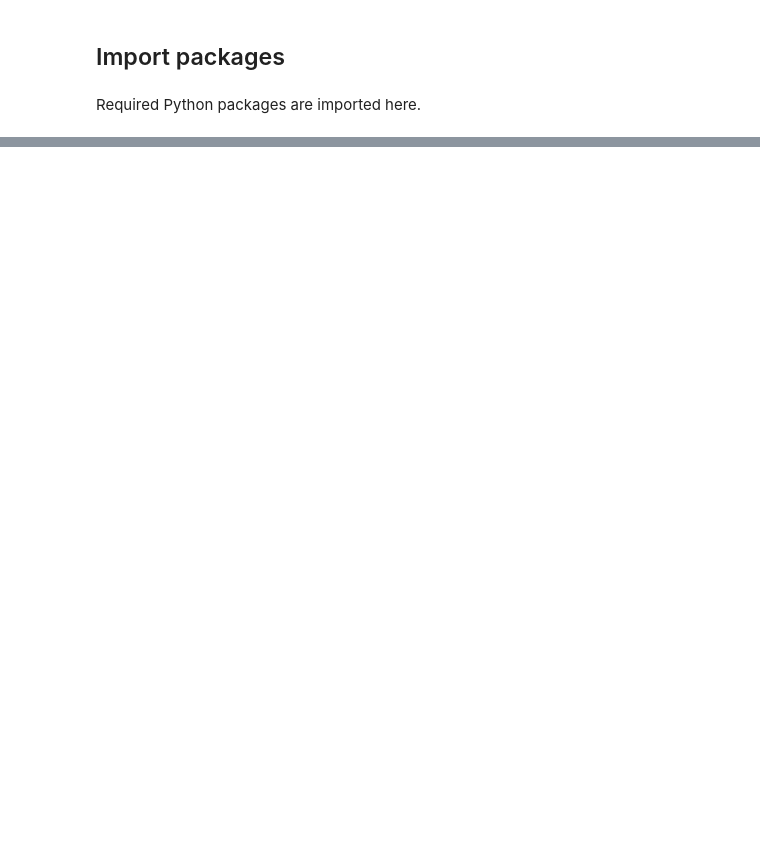
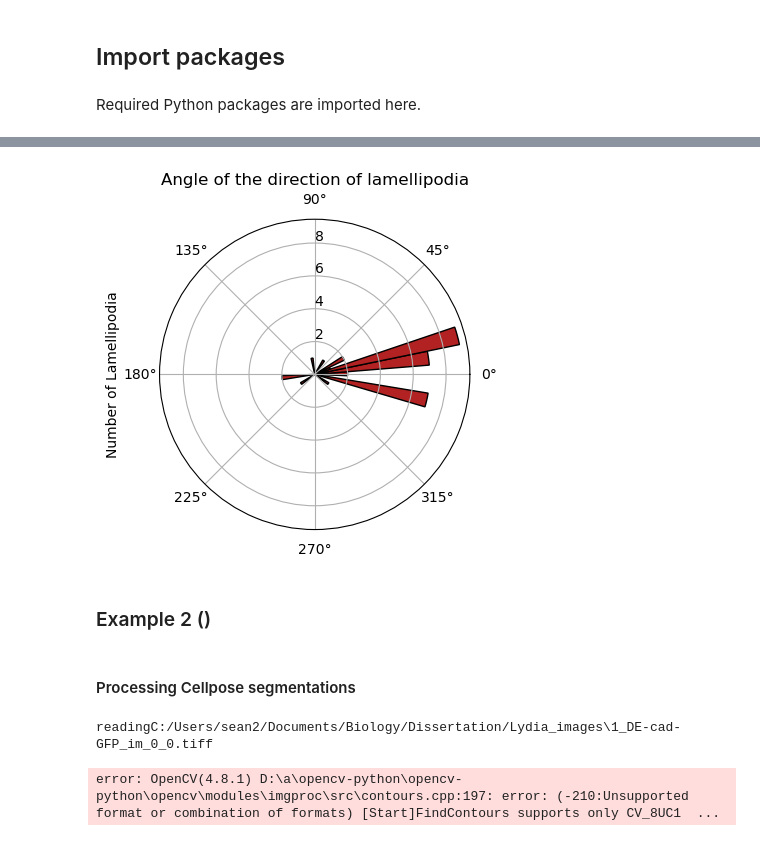
Before and after one commit to sefra6/BL4797_Lamellipodia_Analysis, a Jupyter notebook: Lamellipodia_Analysis.ipynb, the cells around one changed output, grey strips where cells are left out. Cells and saved outputs as stored; diff of their text form; code cells hidden in the pictures; blank space fills up the shorter version.

```diff
--- a/Lamellipodia_Analysis.ipynb
+++ b/Lamellipodia_Analysis.ipynb
@@ -1641,0 +811,24 @@ plt.show()
+# %%
+plt.figure(figsize = (4,4), constrained_layout = True)
+ax = plt.subplot(projection='polar')
+ax.set_rlabel_position(90)
+ax.hist(lam_true['Direction of Movement'], bins = 40, color='firebrick', edgecolor='black')
+plt.text(-0.15, 0.5, 'Number of Lamellipodia', rotation='vertical', va='center', ha='center', transform=ax.transAxes)
+plt.title('Angle of the direction of lamellipodia')
+plt.show()
+# %% [output]
+[figure, added]
+# %% [markdown]
+### Example 2 ()
+# %% [markdown]
+#### Processing Cellpose segmentations
+# %%
+# Define the path to the tracked segmentations
+path_to_segmentations = 'C:/Users/sean2/Documents/Biology/Dissertation/Lydia_images/'
+# Read in the tracked segmentations
+segmentations = read_in_images_unchanged(path_to_segmentations)
+# Create mesh sequence of cells in each frame
+mesh_sequence = get_mesh_sequence(path_to_segmentations)
+# %% [output]
+readingC:/Users/sean2/Documents/Biology/Dissertation/Lydia_images\1_DE-cad-GFP_im_0_0.tiff
+error: OpenCV(4.8.1) D:\a\opencv-python\opencv-python\opencv\modules\imgproc\src\contours.cpp:197: error: (-210:Unsupported format or combination of formats) [Start]FindContours supports only CV_8UC1  ...
```
Also changed, not shown: parts of 133 cells of this notebook, 1 other file.
